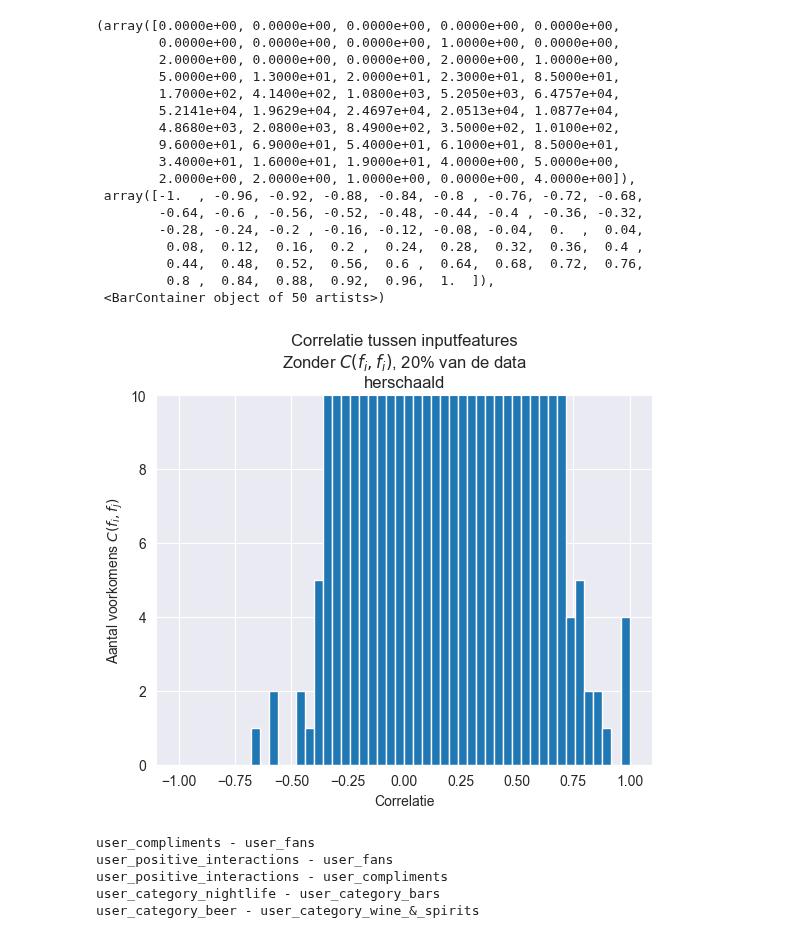
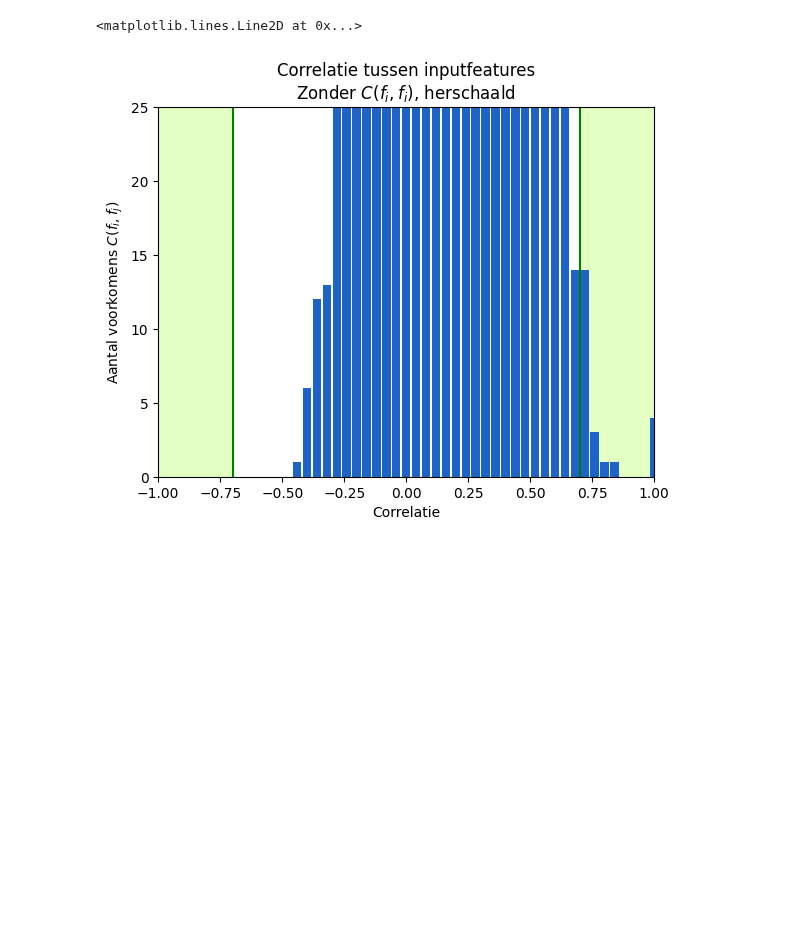
Before and after one commit to Tram13/masterthesis, a Jupyter notebook: src/data/data analysis/graphs_chapter4_correlation.ipynb, the cells around one changed output. Cells and saved outputs as stored; diff of their text form; code cells hidden in the pictures; blank space fills up the shorter version.

Commit message:
updated correlation graphs

```diff
--- a/src/data/data analysis/graphs_chapter4_correlation.ipynb
+++ b/src/data/data analysis/graphs_chapter4_correlation.ipynb
@@ -22,0 +19,5 @@ input_ml_train, input_ml_test, output_ml_train, output_ml_test = DataPreparer.ge
+# %%
+(businesses, reviews, users), _ = DataReader().read_data(no_train_test=True)
+user_profile_config = UserProfilesManager().get_best()
+restaurant_profile_config = RestaurantProfilesManager().get_best()
+input_ml, _ = DataPreparer.transform_data(businesses, reviews, users, user_profile_config, restaurant_profile_config)
@@ -23,20 +47,18 @@ input_ml_train, input_ml_test, output_ml_train, output_ml_test = DataPreparer.ge
 # %%
-input_correlation = input_ml_test.corr()
+input_correlation = input_ml.corr()
 # Generate a mask for the upper triangle
 mask = np.triu(np.ones_like(input_correlation, dtype=bool))
 # %%
-data = input_correlation.where(~mask).to_numpy().flatten()
-data = data[~np.isnan(data)]
-data = sorted(
-    data.tolist()
-)
+data = input_correlation.where(~mask).to_numpy()
+data = data[~np.isnan(data)].tolist()
+data = sorted(data)
 
 plt_data = plt.subplots(1, 1)
 fig2: plt.Figure = plt_data[0]
 ax2: plt.Axes = plt_data[1]
 
-ax2.set_title("Correlatie tussen inputfeatures\n" + r"Zonder $C(f_i, f_i)$, 20% van de data")
+ax2.set_title("Correlatie tussen inputfeatures\n" + r"Zonder $C(f_i, f_i)$")
 ax2.set_xlabel("Correlatie")
 ax2.set_ylabel(r"Aantal voorkomens $C(f_i, f_j)$")
-ax2.hist(data, bins=50, range=(-1, 1))
+ax2.hist(data, bins=50, range=(-1, 1), color='#1E64C8', align='left', rwidth=0.9)
 # %% [output]
@@ -61,45 +83,18 @@ ax2.hist(data, bins=50, range=(-1, 1))
 # %%
 plt_data2 = plt.subplots(1, 1)
 fig3: plt.Figure = plt_data2[0]
 ax3: plt.Axes = plt_data2[1]
 
-ax3.set_title("Correlatie tussen inputfeatures\n" + r"Zonder $C(f_i, f_i)$, 20% van de data" + "\nherschaald")
+ax3.set_title("Correlatie tussen inputfeatures\n" + r"Zonder $C(f_i, f_i)$, herschaald")
 ax3.set_xlabel("Correlatie")
 ax3.set_ylabel(r"Aantal voorkomens $C(f_i, f_j)$")
-ax3.set_ylim(0, 10)
-ax3.hist(data, bins=50, range=(-1, 1))
+ax3.set_ylim(0, 25)
+ax3.set_xlim(-1, 1)
+ax3.fill_between((-1.1, -0.7), (50, 50), color='#e3ffc2')
+ax3.fill_between((0.7, 1.1), (50, 50), color="#e3ffc2")
+ax3.hist(data, bins=50, range=(-1, 1), color='#1E64C8', align='right', rwidth=0.85)
+ax3.axvline(0.7, color="green")
+ax3.axvline(-0.7, color="green")
 # %% [output]
-(array([0.0000e+00, 0.0000e+00, 0.0000e+00, 0.0000e+00, 0.0000e+00,
-        0.0000e+00, 0.0000e+00, 0.0000e+00, 1.0000e+00, 0.0000e+00,
-        2.0000e+00, 0.0000e+00, 0.0000e+00, 2.0000e+00, 1.0000e+00,
-        5.0000e+00, 1.3000e+01, 2.0000e+01, 2.3000e+01, 8.5000e+01,
-        1.7000e+02, 4.1400e+02, 1.0800e+03, 5.2050e+03, 6.4757e+04,
-        5.2141e+04, 1.9629e+04, 2.4697e+04, 2.0513e+04, 1.0877e+04,
-        4.8680e+03, 2.0800e+03, 8.4900e+02, 3.5000e+02, 1.0100e+02,
-        9.6000e+01, 6.9000e+01, 5.4000e+01, 6.1000e+01, 8.5000e+01,
-        3.4000e+01, 1.6000e+01, 1.9000e+01, 4.0000e+00, 5.0000e+00,
-        2.0000e+00, 2.0000e+00, 1.0000e+00, 0.0000e+00, 4.0000e+00]),
- array([-1.  , -0.96, -0.92, -0.88, -0.84, -0.8 , -0.76, -0.72, -0.68,
-        -0.64, -0.6 , -0.56, -0.52, -0.48, -0.44, -0.4 , -0.36, -0.32,
-        -0.28, -0.24, -0.2 , -0.16, -0.12, -0.08, -0.04,  0.  ,  0.04,
-         0.08,  0.12,  0.16,  0.2 ,  0.24,  0.28,  0.32,  0.36,  0.4 ,
-         0.44,  0.48,  0.52,  0.56,  0.6 ,  0.64,  0.68,  0.72,  0.76,
-         0.8 ,  0.84,  0.88,  0.92,  0.96,  1.  ]),
- <BarContainer object of 50 artists>)
+<matplotlib.lines.Line2D at 0x...>
-[figure, old version]
+[figure, new version]
-# %%
-for index, data in input_correlation.where(~mask).iterrows():
-    for column in data.index:
-        if abs(data[column]) > 0.75:
-            if index.startswith("user_"):
-                if column != index[5:]:
-                    print(f"{index} - {column}")
-            elif column.startswith("user_"):
-                if index != column[5:]:
-                    print(f"{index} - {column}")
-# %% [output]
-user_compliments - user_fans
-user_positive_interactions - user_fans
-user_positive_interactions - user_compliments
-user_category_nightlife - user_category_bars
-user_category_beer - user_category_wine_&_spirits
```
Also changed, not shown: parts of 6 cells of this notebook, 2 other files.
